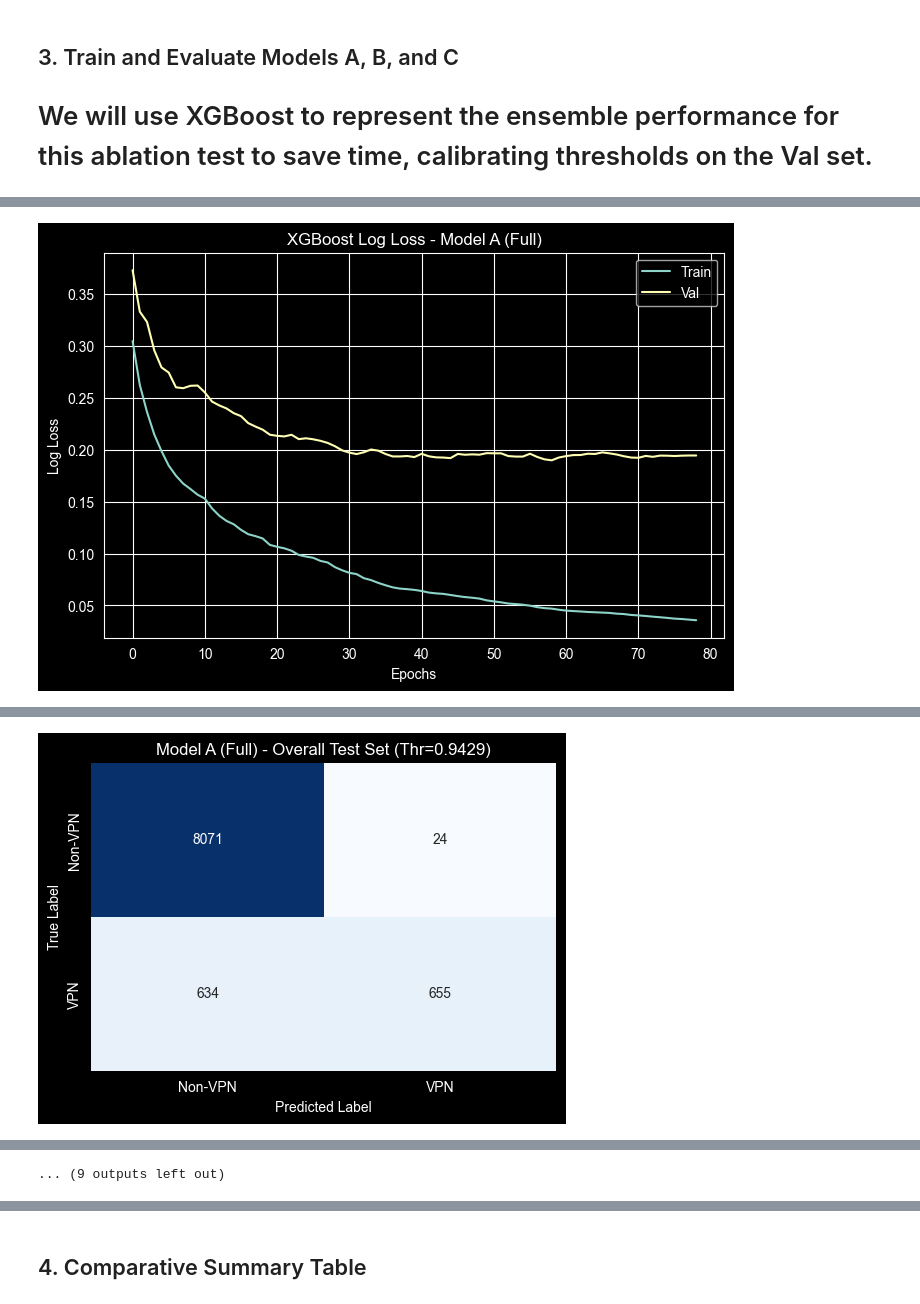
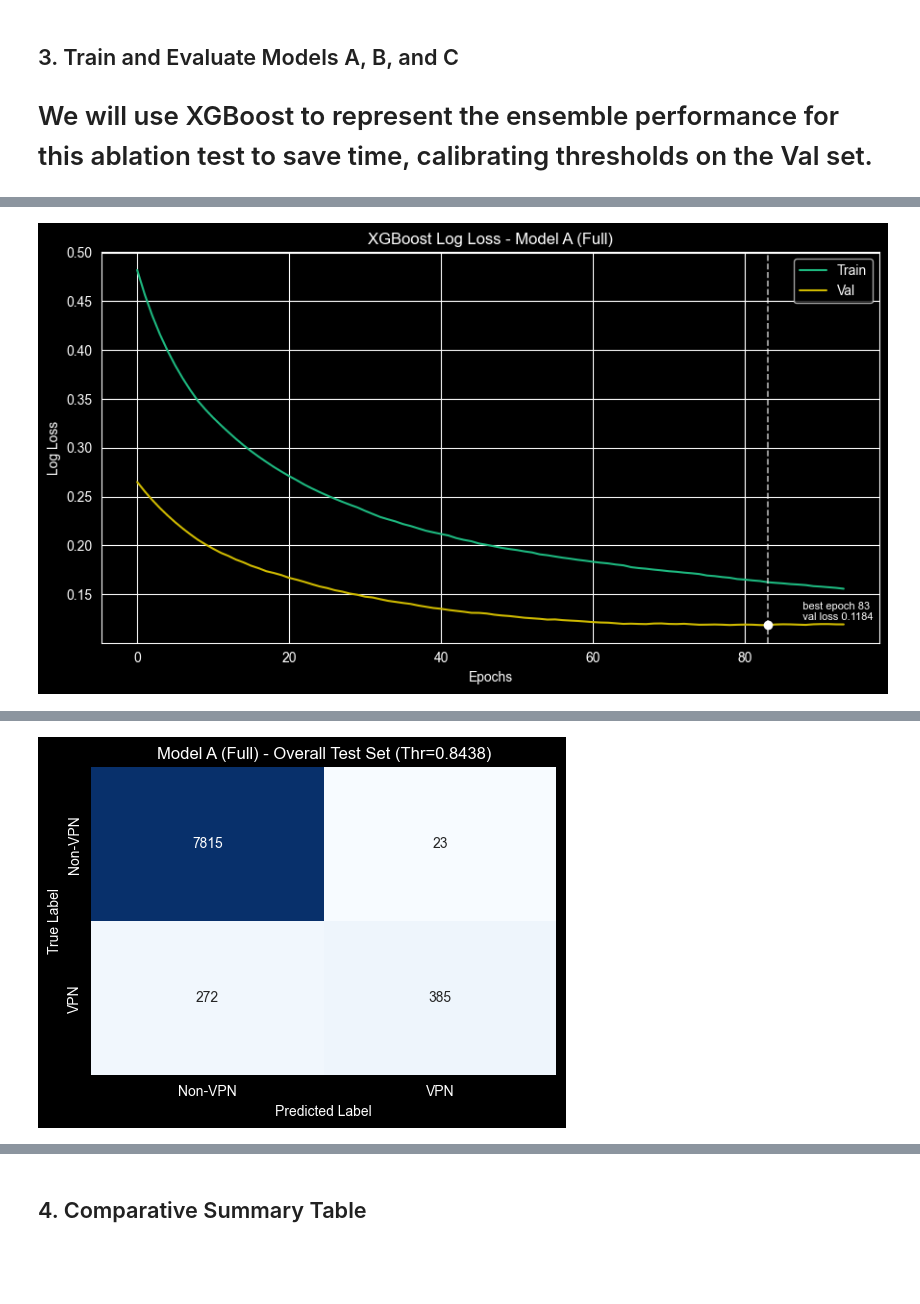
Before and after one commit to MalinaDumitrescu/ai-vpn-firewall, a Jupyter notebook: notebooks/23_blind_robustness_experiment.ipynb, the cells around one changed output, grey strips where cells are left out. Cells and saved outputs as stored; diff of their text form; code cells hidden in the pictures; blank space fills up the shorter version.

Commit message:
Add fallback fit splits for calibration and enhance feature extraction metrics

```diff
--- a/notebooks/23_blind_robustness_experiment.ipynb
+++ b/notebooks/23_blind_robustness_experiment.ipynb
@@ -136,54 +245,50 @@ def train_and_eval_variant(features, name):
 
     # Train
     model = xgb.XGBClassifier(
-        n_estimators=200,
+        n_estimators=400,
         max_depth=3,
+        learning_rate=0.05,
         eval_metric="logloss",
         random_state=42,
         n_jobs=4,
-        early_stopping_rounds=20
+        early_stopping_rounds=10,
     )
 
     eval_set = [(X_train, y_train), (X_val, y_val)]
     model.fit(X_train, y_train, eval_set=eval_set, verbose=False)
 
-    # Plot Learning Curve
+    best_iter  = int(getattr(model, "best_iteration", 0))
+    best_score = float(getattr(model, "best_score", float("nan")))
+    logger.info(f"[{name}] best_iteration={best_iter}, best_val_logloss={best_score:.4f}")
+
+    # Plot Learning Curve with best-epoch annotation
     eval_results = model.evals_result()
-    plot_learning_curves(eval_results, name)
+    plot_learning_curves(eval_results, name, best_iter=best_iter)
 
-    # Calibrate on Val
+    # Calibrate on Val with fallback to train if val is single-class
+    p_train_raw = model.predict_proba(X_train)[:, 1]
     p_val_raw = model.predict_proba(X_val)[:, 1]
-    iso = IsotonicRegression(out_of_bounds="clip")
-    iso.fit(p_val_raw, y_val)
+    calibrator = fit_calibrator_guarded(
+        p_val_raw=p_val_raw,
+        y_val=y_val.to_numpy(),
+        p_train_raw=p_train_raw,
+        y_train=y_train.to_numpy(),
+        name=name,
+    )
+    p_val_cal = calibrator.predict(p_val_raw)
 
-    p_val_iso = iso.transform(p_val_raw)
-
-    # Find 0.1% FPR Threshold on Val
-    # Sort descending
-    desc_idx = np.argsort(p_val_iso)[::-1]
-    y_val_sorted = y_val.values[desc_idx]
-    p_val_sorted = p_val_iso[desc_idx]
-
-    cum_fp = np.cumsum(y_val_sorted == 0)
-    total_neg = sum(y_val_sorted == 0)
-
-    thr_block = 0.99 # fallback
-    if total_neg > 0:
-        fprs = cum_fp / total_neg
-        valid_idx = np.where(fprs <= 0.001)[0]
-        if len(valid_idx) > 0:
-            thr_block = p_val_sorted[valid_idx[-1]]
-
-    logger.info(f"[{name}] Val Threshold for 0.1% FPR: {thr_block:.4f}")
+    # Find 0.1% FPR threshold on calibrated Val
+    thr_block = threshold_at_target_fpr(y_val.to_numpy(), p_val_cal, target_fpr=0.001)
+    logger.info(f"[{name}] Val threshold for 0.1% FPR: {thr_block:.4f}")
 
     # Evaluate on Test
     p_test_raw = model.predict_proba(X_test)[:, 1]
-    p_test_iso = iso.transform(p_test_raw)
+    p_test_cal = calibrator.predict(p_test_raw)
 
     results = {}
 
     # Global Recall
-    y_pred_global = (p_test_iso >= thr_block).astype(int)
+    y_pred_global = (p_test_cal >= thr_block).astype(int)
 
     # Plot Overall Confusion Matrix
     plot_confusion_matrix(y_test, y_pred_global, title=f"{name} - Overall Test Set (Thr={thr_block:.4f})")
@@ -199,11 +304,11 @@ def train_and_eval_variant(features, name):
     for ds in ["vnat", "iscx", "usbvpn"]:
         mask = df_test["dataset"] == ds
         if sum(mask) > 0 and len(np.unique(y_test[mask])) > 1:
-            auc = roc_auc_score(y_test[mask], p_test_iso[mask])
+            auc = roc_auc_score(y_test[mask], p_test_cal[mask])
             results[f"{ds.upper()} AUC"] = auc
 
             # Plot specific confusion matrix
-            y_pred_ds = (p_test_iso[mask] >= thr_block).astype(int)
+            y_pred_ds = (p_test_cal[mask] >= thr_block).astype(int)
             plot_confusion_matrix(y_test[mask], y_pred_ds, title=f"{name} - {ds.upper()} Test Set")
         else:
             results[f"{ds.upper()} AUC"] = np.nan
@@ -212,6 +317,19 @@ def train_and_eval_variant(features, name):
 
 # Run all three
 res_A, model_A = train_and_eval_variant(all_features, "Model A (Full)")
-res_B, model_B = train_and_eval_variant(core_features, "Model B (Pruned)")
+
+if run_model_b:
+    res_B, model_B = train_and_eval_variant(core_features, "Model B (Pruned)")
+    b_variant_name = "Model B (Pruned)"
+else:
+    logger.warning("Skipping Model B because feature set is identical to Model A.")
+    res_B, model_B = {
+        "VNAT AUC": np.nan,
+        "ISCX AUC": np.nan,
+        "USBVPN AUC": np.nan,
+        "Global Block Recall": np.nan,
+    }, None
+    b_variant_name = "Model B (Pruned, skipped identical to A)"
+
 res_C, model_C = train_and_eval_variant(blind_features, "Model C (Blind)")
 # %% [output]
@@ -235 +338 @@ WARNING: Feature column 'sz_all_p75' has object dtype, converting to numeric
-[figure, old version]
+[figure, new version]
@@ -262 +354,0 @@ WARNING: Feature column 'sz_all_p75' has object dtype, converting to numeric
-... (9 outputs left out)
```
Also changed, not shown: parts of 6 cells of this notebook, 21 other files.
